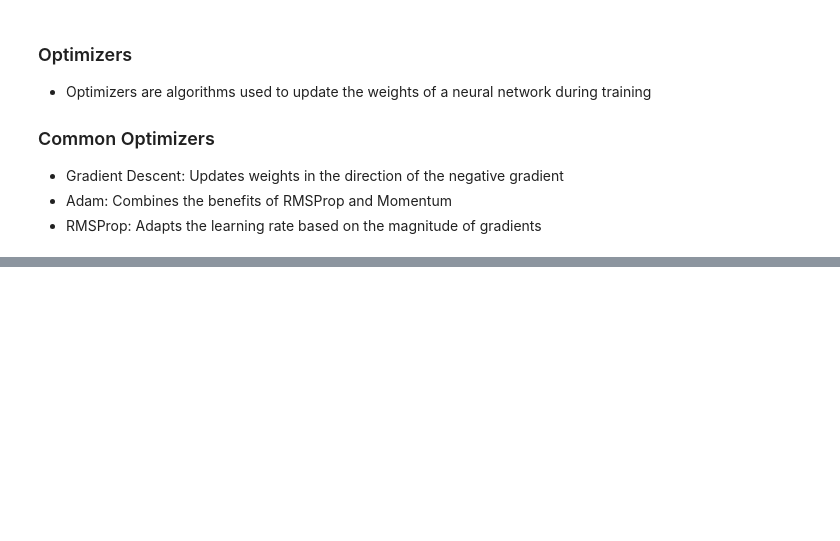
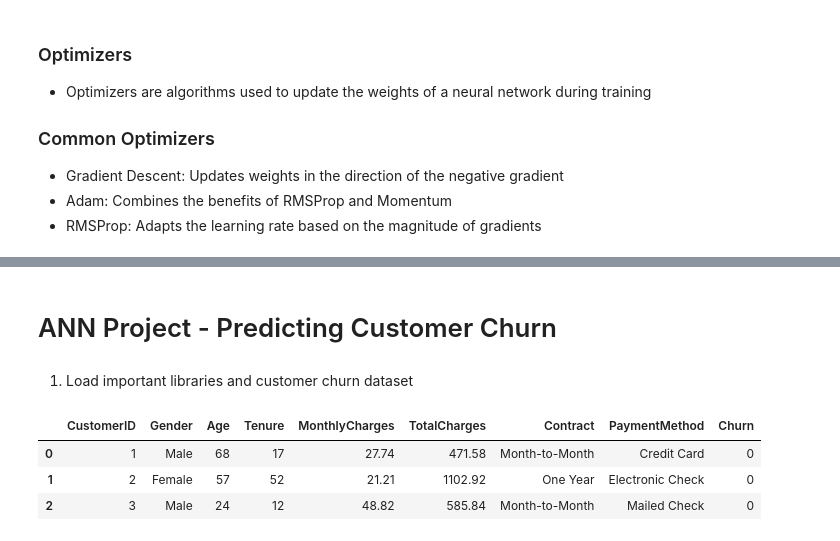
Before and after one commit to Hoodup/Machine-Learning-, a Jupyter notebook: Deep_Learning/ANN.ipynb, the cells around one changed output, grey strips where cells are left out. Saved outputs shown, nothing was run; the diff lists cells and outputs as text; code cells hidden in the pictures; blank space fills up the shorter version.

```diff
--- a/Deep_Learning/ANN.ipynb
+++ b/Deep_Learning/ANN.ipynb
@@ -107,0 +123,4 @@ model.summary()
+# %% [markdown]
+# ANN Project - Predicting Customer Churn
+# %% [markdown]
+1. Load important libraries and customer churn dataset
@@ -107,0 +131,8 @@ model.summary()
+# %%
+df = pd.read_csv('customer_churn_data.csv')
+df.head(3)
+# %% [output]
+|  | CustomerID | Gender | Age | Tenure | MonthlyCharges | TotalCharges | Contract | PaymentMethod | Churn |
+| 0 | 1 | Male | 68 | 17 | 27.74 | 471.58 | Month-to-Month | Credit Card | 0 |
+| 1 | 2 | Female | 57 | 52 | 21.21 | 1102.92 | One Year | Electronic Check | 0 |
+| 2 | 3 | Male | 24 | 12 | 48.82 | 585.84 | Month-to-Month | Mailed Check | 0 |
```
Also changed, not shown: parts of 14 cells of this notebook.
